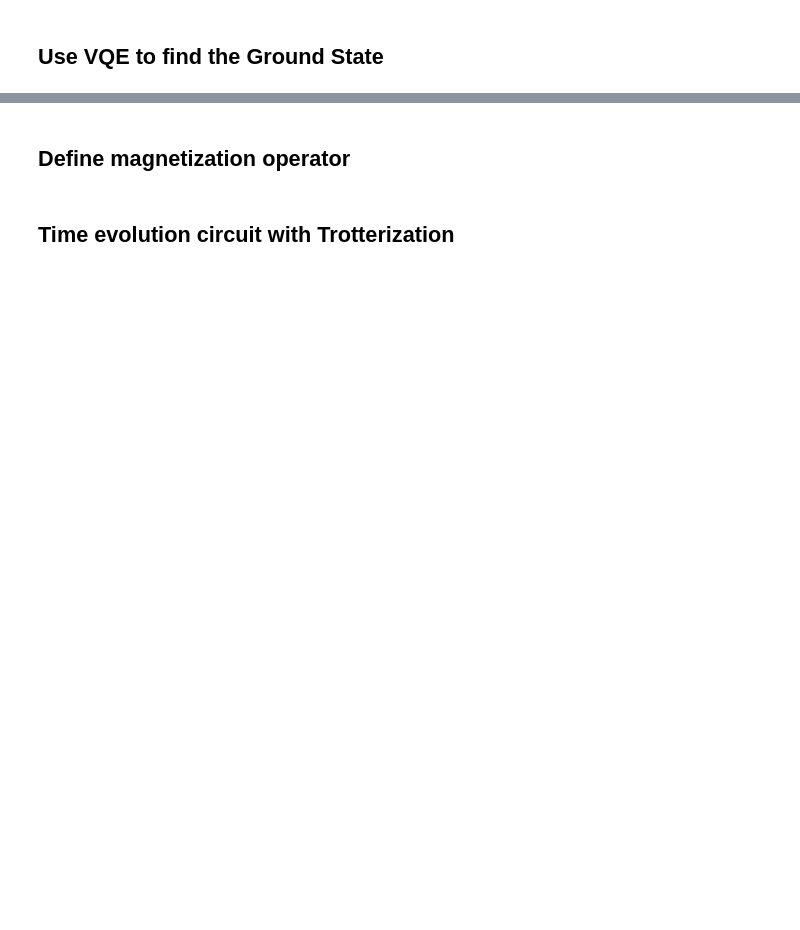
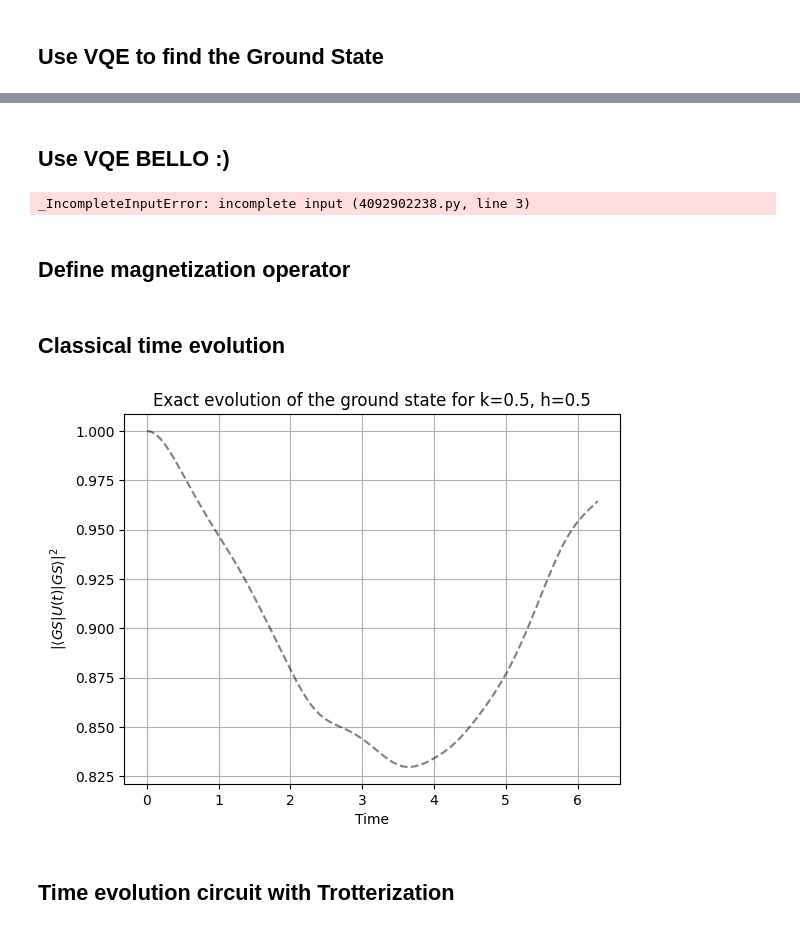
Before and after one commit to alexsockz/ANNNI-model-quantum-computing, a Jupyter notebook: src/ANNNI-TimeEv.ipynb, the cells around one changed output, grey strips where cells are left out. Drawn from its saved outputs; the diff is of its cells as text; code cells hidden in the pictures; blank space fills up the shorter version.

Commit message:
add magnetization evolution

```diff
--- a/src/ANNNI-TimeEv.ipynb
+++ b/src/ANNNI-TimeEv.ipynb
@@ -119,3 +119,11 @@ print(energy[-1])
+# %% [markdown]
+## Use VQE BELLO :)
+# %%
+from VQE import VQE
+
+vqe = VQE(n_wires=N,n_layers=
+# %% [output]
+_IncompleteInputError: incomplete input (4092902238.py, line 3)
 # %% [markdown]
 ## Define magnetization operator
 # %%
@@ -135,6 +143,59 @@ def calculate_magnetization_GS(H,N):
     params, _ = find_ground_state(N, k, h, max_iters=500, tolerance = 1e-07)
     create_ansatz(params, N)
     return qml.expval(magnetization_op(N))
+# %% [markdown]
+## Classical time evolution
+# %%
+def U_t(H, t):
+    from scipy.linalg import expm
+    H_mat = qml.matrix(H)
+    return expm(-1.0j * H_mat * t)
+
+N = 5
+k = 0.5
+h = 0.5
+
+H = get_H(N,k,h)
+
+wires = range(N)
+dev = qml.device("lightning.qubit", wires=N)
+
+
+params, _ = find_ground_state(N, k, h, max_iters=500, tolerance=1e-07)
+
+@qml.qnode(dev)
+def get_initial_state():
+    create_ansatz(params, N)
+    return qml.state()
+
+initial_state = get_initial_state()
+
+times = np.linspace(0, 2*np.pi, 100)
+exact_evol = []
+theor_evol = []
+
+# H_matrix = qml.matrix(H)
+# theor_eigenvectors = np.linalg.eigh(H_matrix)[1]
+# theor_gs = theor_eigenvectors[:, 0]
+
+for t in times:
+    evolved_state = U_t(H, t) @ initial_state
+    overlap = np.abs(np.dot(np.conj(initial_state), evolved_state))**2
+    exact_evol.append(overlap)
+
+    # evolved_state = U_t(H, t) @ theor_gs
+    # overlap = np.abs(np.dot(np.conj(theor_gs), evolved_state))**2
+    # theor_evol.append(overlap)
+
+plt.plot(times, exact_evol, linestyle="--", color="black", alpha=0.5)
+# plt.plot(times, theor_evol, linestyle="-", color="black", alpha=0.8)
+plt.title(f"Exact evolution of the ground state for k={k:.2}, h={h:.2}")
+plt.xlabel("Time")
+plt.ylabel(r"$|\langle GS|U(t)|GS\rangle|^2$")
+plt.grid()
+plt.show()
+# %% [output]
+[figure, added]
 # %% [markdown]
 ## Time evolution circuit with Trotterization
 # %%
```
Also changed, not shown: parts of 9 cells of this notebook.
